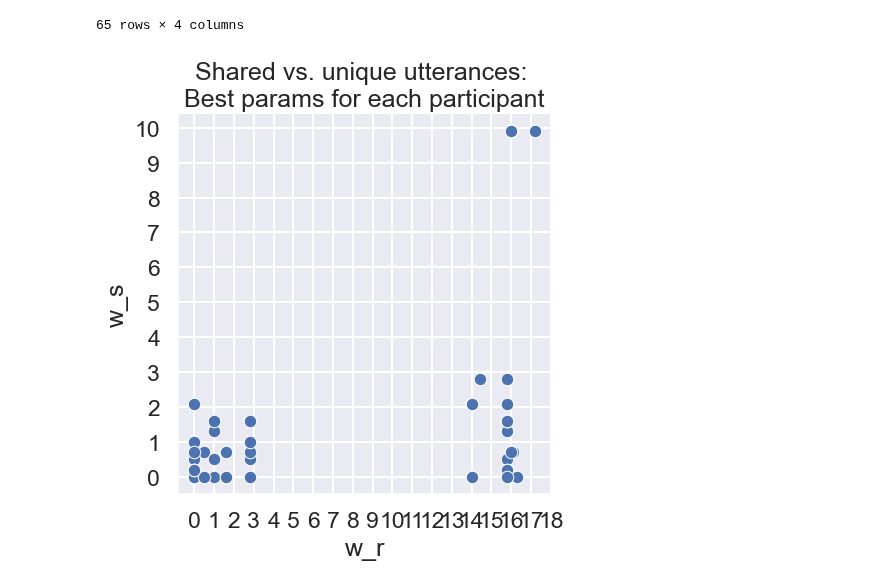
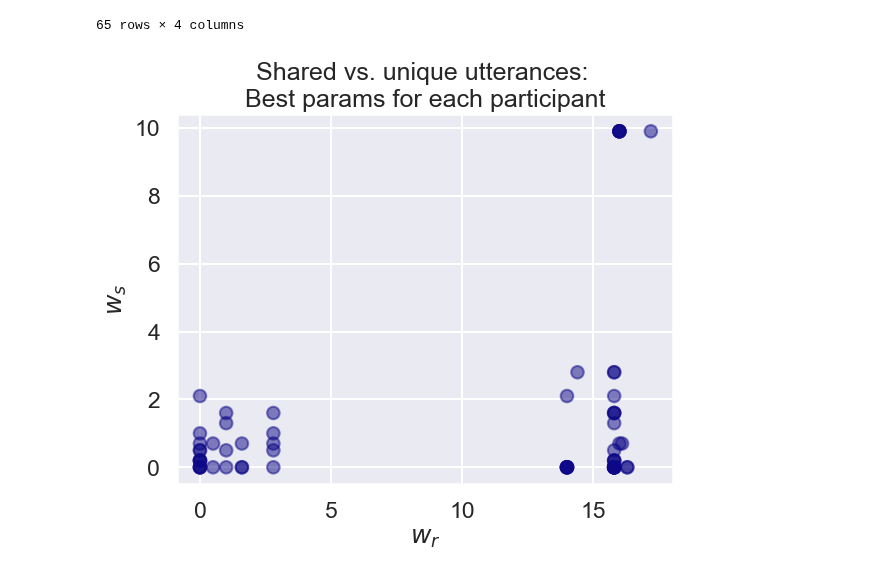
Before and after one commit to aliciamchen/code-switching, a Jupyter notebook: model/shared-unique-3pp-redblue.ipynb, the cells around one changed output. Drawn from its saved outputs; the diff is of its cells as text; code cells hidden in the pictures.

```diff
--- a/model/shared-unique-3pp-redblue.ipynb
+++ b/model/shared-unique-3pp-redblue.ipynb
@@ -194,10 +194,10 @@ df_params
 | 64 | 1.0 | 16.000000 | 9.900001 | 0.0 |
 65 rows × 4 columns
 # %%
-sns.relplot(data=df_params, x="w_r", y="w_s")
-plt.xticks(range(math.ceil(df_params['w_r'].max()) + 1))
-plt.yticks(range(math.ceil(df_params['w_s'].max()) + 1))
+points = plt.scatter(df_params["w_r"], df_params["w_s"], c=df_params["w_c"], cmap="plasma", alpha=0.5)
+plt.xlabel("$w_r$")
+plt.ylabel("$w_s$")
 plt.title(f"Shared vs. unique utterances: \nBest params for each participant")
 plt.show()
 # %% [output]
-[figure, old version]
+[figure, new version]
```
Also changed, not shown: parts of 1 cell of this notebook, 1 other file.
